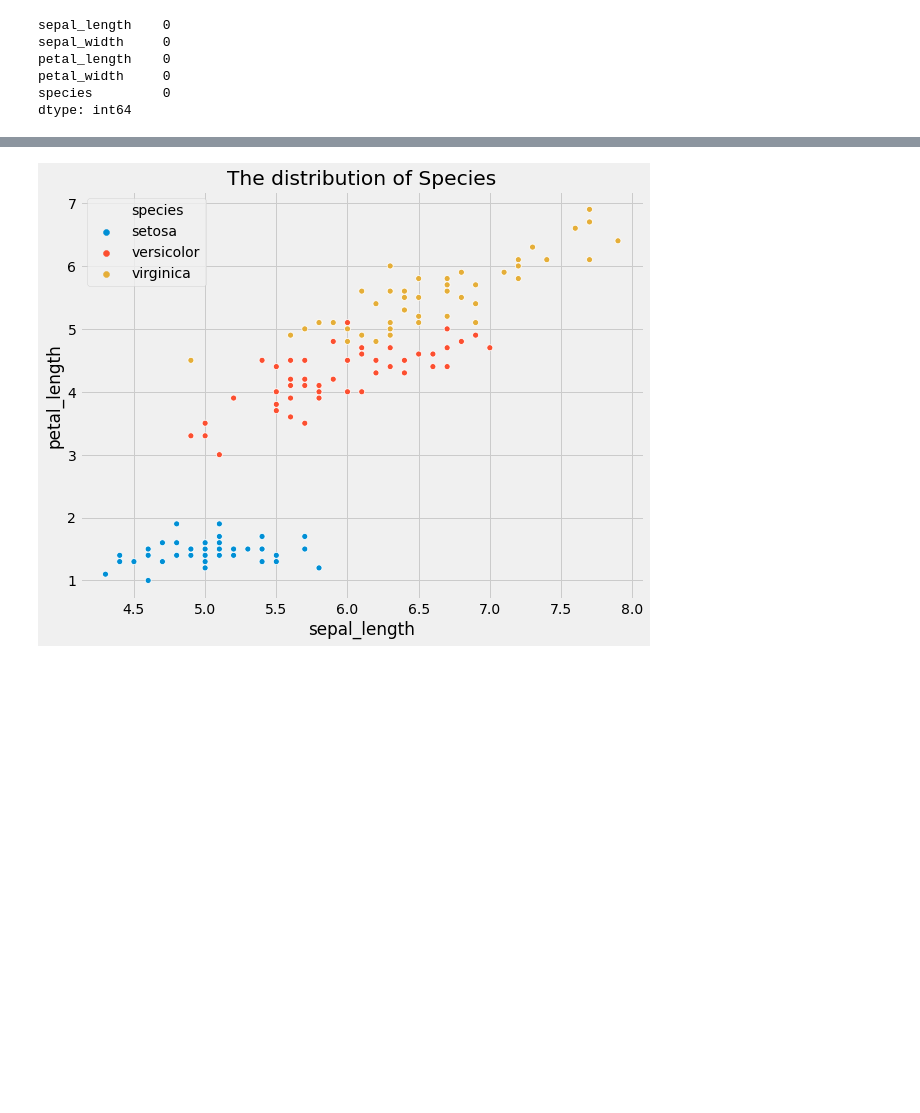
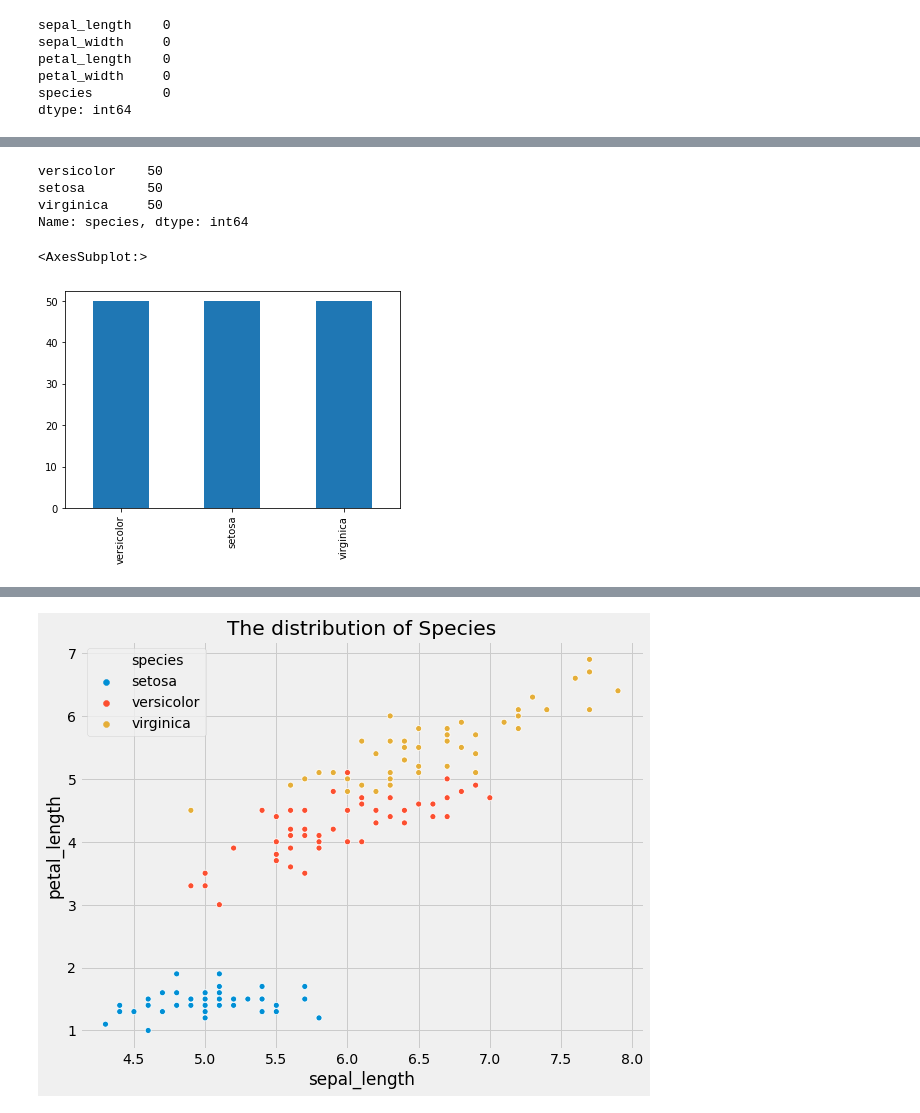
Before and after one commit to mbuguanewton/ds_learn, a Jupyter notebook: ds_iris/Data Analytics.ipynb, the cells around one changed output, grey strips where cells are left out. Drawn from its saved outputs; the diff is of its cells as text; code cells hidden in the pictures; blank space fills up the shorter version.

```diff
--- a/ds_iris/Data Analytics.ipynb
+++ b/ds_iris/Data Analytics.ipynb
@@ -27,2 +69,22 @@ dtype: int64
 # %%
 # analyze Species (create atleast 3 graphs) - you can google also
+"""
+    Species : Non-numerical data
+        analytics - value counts
+        graphs - bar, chart, line
+
+"""
+spec = df.species
+
+spec.value_counts()
+# %% [output]
+versicolor    50
+setosa        50
+virginica     50
+Name: species, dtype: int64
+# %%
+# Graph 1 - bar
+spec.value_counts().plot(kind='bar')
+# %% [output]
+<AxesSubplot:>
+[figure, added]
```
Also changed, not shown: parts of 8 cells of this notebook.
